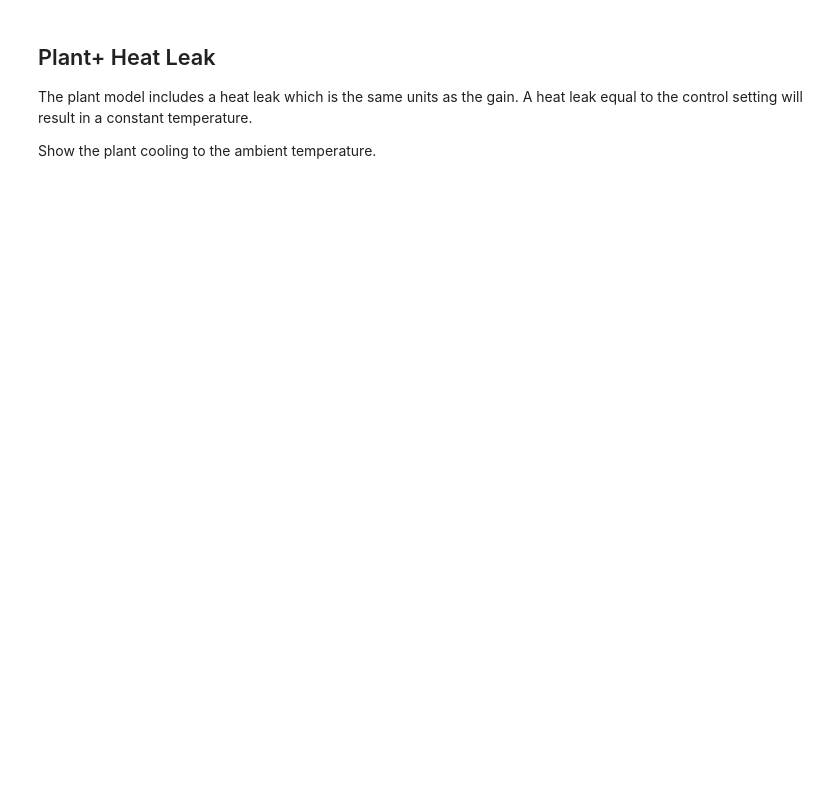
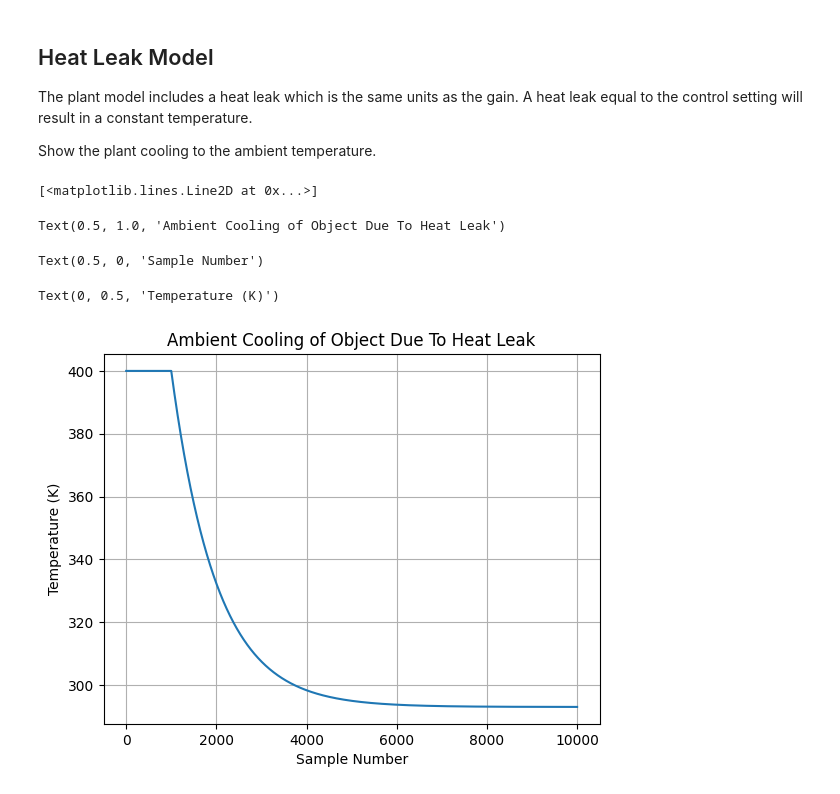
Before and after one commit to snhobbs/PIDTemplates, a Jupyter notebook: python/Anti-windup Temperature Analysis.ipynb, the cells around one changed output. Drawn from its saved outputs; the diff is of its cells as text; code cells hidden in the pictures; blank space fills up the shorter version.

```diff
--- a/python/Anti-windup Temperature Analysis.ipynb
+++ b/python/Anti-windup Temperature Analysis.ipynb
@@ -19,5 +22,22 @@ p.reset()
 # %% [markdown]
-## Plant+ Heat Leak
+## Heat Leak Model
 The plant model includes a heat leak which is the same units as the gain. A heat leak equal to the control setting will result in a constant temperature.
 
 Show the plant cooling to the ambient temperature.
+# %%
+p = DelayIntegratorPlantModel(delay=1, gain=1, rate=1000, ambient=293, temperature=400, heat_leak=1)
+data = [p.update(0) for _ in range(10 * int(p.delay * p.rate))]
+
+plt.plot(data)
+plt.title("Ambient Cooling of Object Due To Heat Leak")
+plt.xlabel("Sample Number")
+plt.ylabel("Temperature (K)")
+plt.grid(True)
+plt.savefig("ambient-heat-leak-cooling.png")
+plt.show()
+# %% [output]
+[<matplotlib.lines.Line2D at 0x...>]
+Text(0.5, 1.0, 'Ambient Cooling of Object Due To Heat Leak')
+Text(0.5, 0, 'Sample Number')
+Text(0, 0.5, 'Temperature (K)')
+[figure, added]
```
Also changed, not shown: parts of 21 cells of this notebook, 3 other files.
